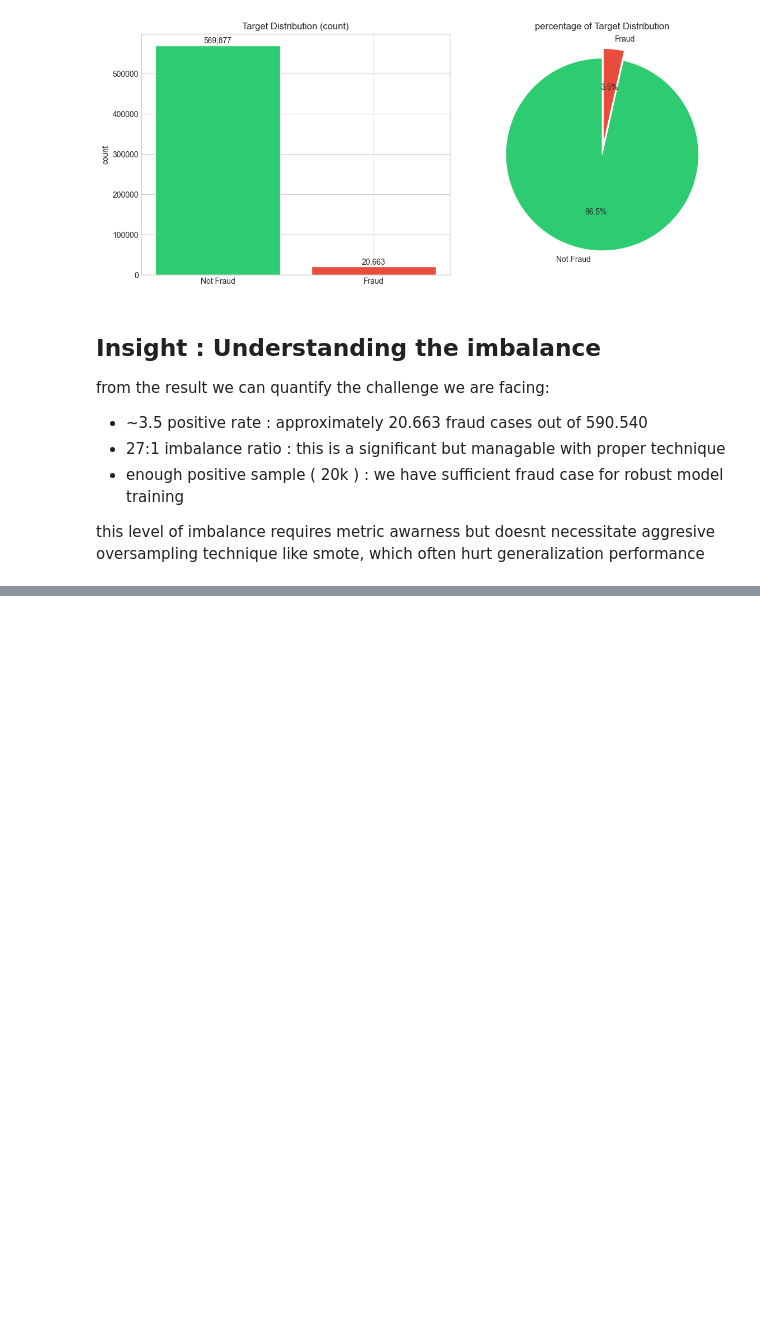
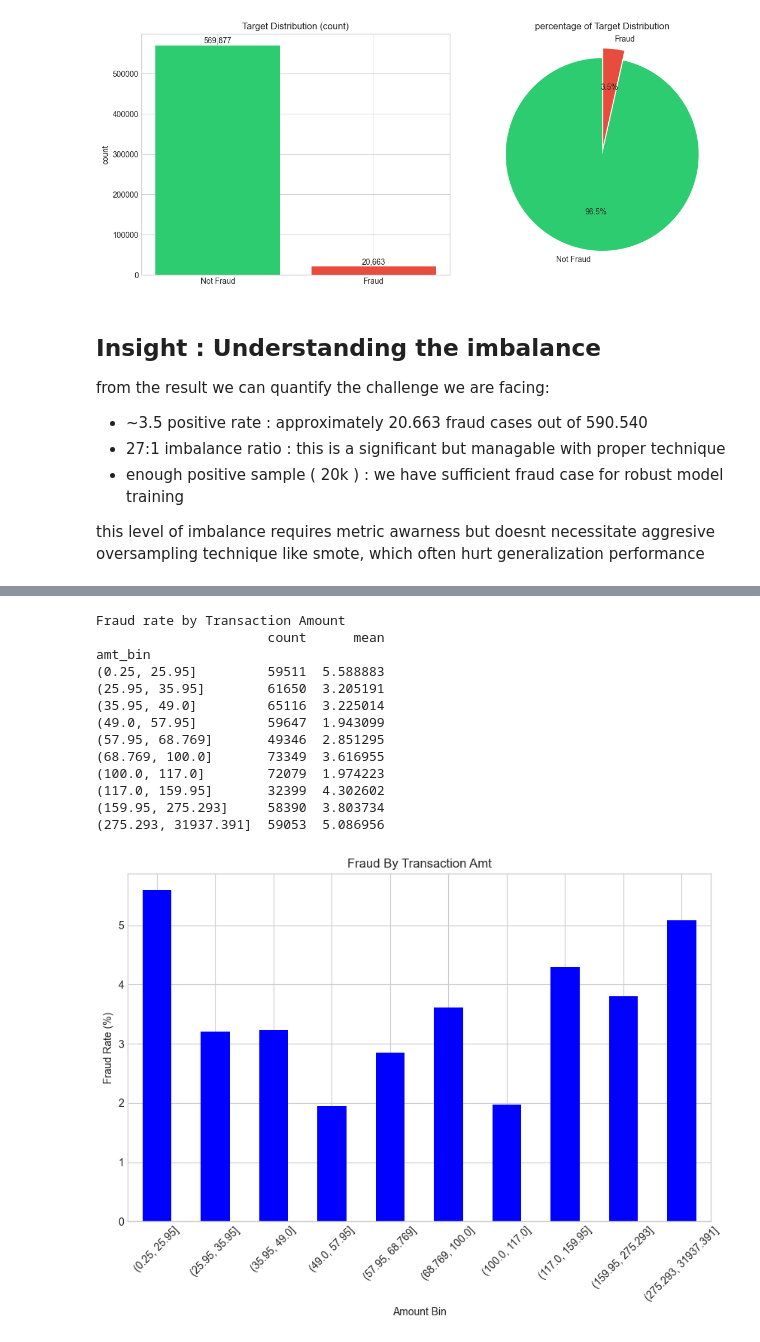
Before and after one commit to maxvyquincy9393/ieee-fraud-detection, a Jupyter notebook: notebook/05_target_distribution_imbalance.ipynb, the cells around one changed output, grey strips where cells are left out. Drawn from its saved outputs; the diff is of its cells as text; code cells hidden in the pictures; blank space fills up the shorter version.

```diff
--- a/notebook/05_target_distribution_imbalance.ipynb
+++ b/notebook/05_target_distribution_imbalance.ipynb
@@ -90,0 +109,32 @@ plt.show()
+# %%
+# fraud by transactionamt
+train['amt_bin'] = pd.qcut(train['TransactionAmt'],
+                           q=10,
+                           duplicates='drop')
+amt_fraud = train.groupby('amt_bin')['isFraud'].agg(['count','mean'])
+amt_fraud['mean'] = amt_fraud['mean']*100
+
+print('Fraud rate by Transaction Amount')
+print(amt_fraud.to_string())
+
+fig, ax = plt.subplots(figsize=(10,6))
+amt_fraud['mean'].plot(kind='bar', ax= ax , color = 'blue')
+ax.set_title('Fraud By Transaction Amt')
+ax.set_ylabel('Fraud Rate (%)')
+ax.set_xlabel('Amount Bin')
+ax.tick_params(axis='x', rotation=45)
+# %% [output]
+Fraud rate by Transaction Amount
+                      count      mean
+amt_bin
+(0.25, 25.95]         59511  5.588883
+(25.95, 35.95]        61650  3.205191
+(35.95, 49.0]         65116  3.225014
+(49.0, 57.95]         59647  1.943099
+(57.95, 68.769]       49346  2.851295
+(68.769, 100.0]       73349  3.616955
+(100.0, 117.0]        72079  1.974223
+(117.0, 159.95]       32399  4.302602
+(159.95, 275.293]     58390  3.803734
+(275.293, 31937.391]  59053  5.086956
+[figure, added]
```
Also changed, not shown: parts of 5 cells of this notebook.
